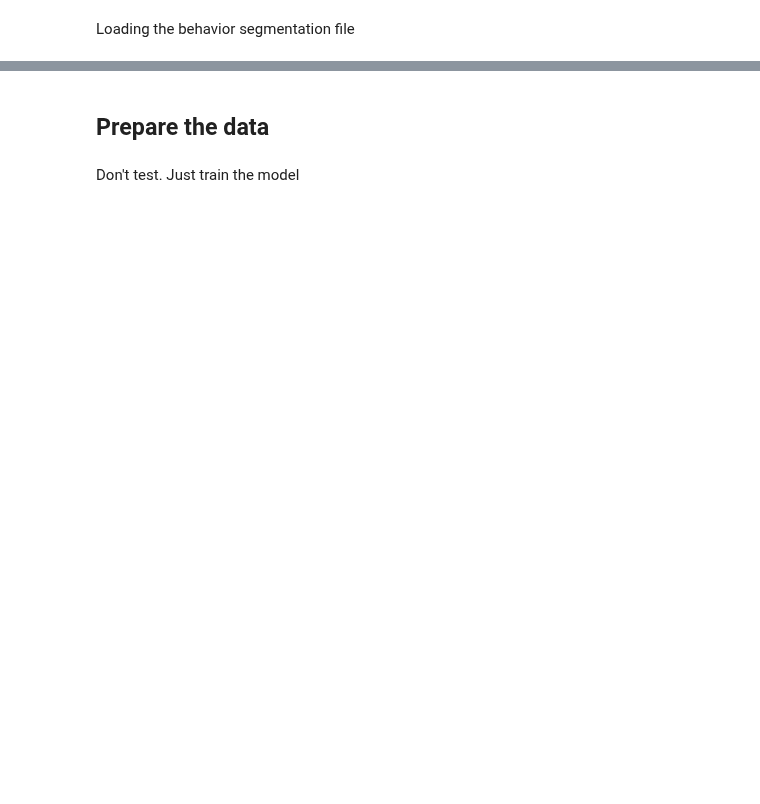
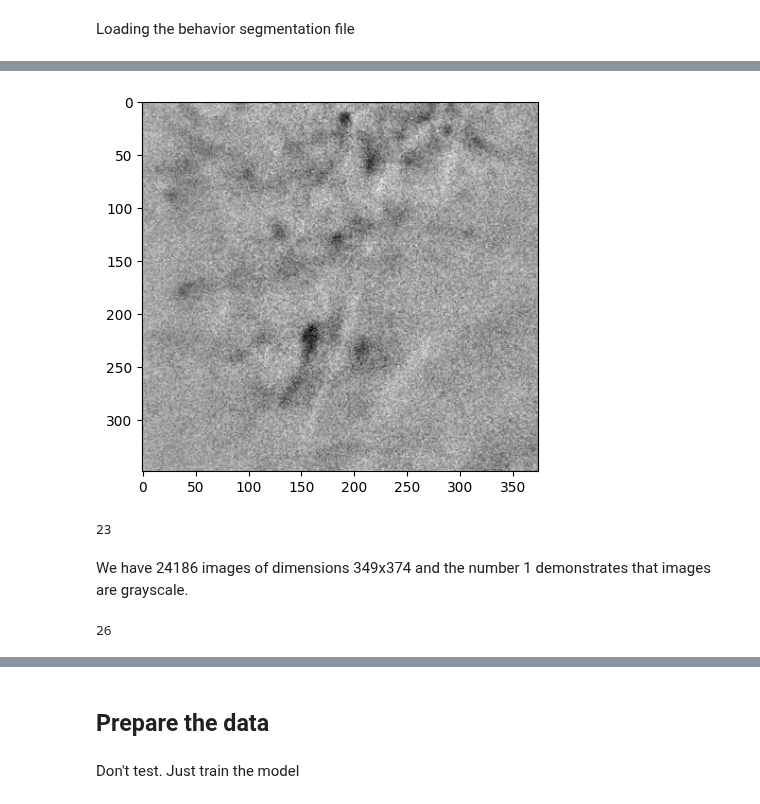
Before and after one commit to konkalaitzidis/bpnn, a Jupyter notebook: src/new-main.ipynb, the cells around one changed output, grey strips where cells are left out. Drawn from its saved outputs; the diff is of its cells as text; code cells hidden in the pictures; blank space fills up the shorter version.

Commit message:
annotating calcium images and training model

```diff
--- a/src/new-main.ipynb
+++ b/src/new-main.ipynb
@@ -215,7 +235,5 @@ df_behavior = pd.read_hdf('/Users/konstantinoskalaitzidis/Developer/dmc/thesis_d
 df_behavior.head()
 
 # align the calcium frame column from the bonsai file with the behavior file
-df_behavior.loc[bonsai_data.groupby('Calcium_frame').first()[1:].Frame_Number].reset_index()
-
-
-#A = bonsai_data.set_index('calcium_frame')
+df_behavior = df_behavior.loc[bonsai_data.groupby('Calcium_frame').first()[1:].Frame_Number].reset_index()
+df_behavior
@@ -221,0 +256,15 @@ df_behavior.loc[bonsai_data.groupby('Calcium_frame').first()[1:].Frame_Number].r
+# %%
+train_images = video_data
+train_labels = df_behavior['state_id']
+# %%
+# Display the first image in the training set
+plt.imshow(train_images[0], cmap=plt.cm.binary)
+plt.show()
+
+# Print the label for the first image in the training set
+print(train_labels[0])
+# %% [output]
+[figure, added]
+23
+# %% [markdown]
+We have 24186 images of dimensions 349x374 and the number 1 demonstrates that images are grayscale.
@@ -221,0 +277,6 @@ df_behavior.loc[bonsai_data.groupby('Calcium_frame').first()[1:].Frame_Number].r
+# %%
+# How many distinct behaviors do we have?
+no_of_behaviors = len(df_behavior['state_id'].unique())
+no_of_behaviors
+# %% [output]
+26
```
Also changed, not shown: parts of 26 cells of this notebook.
